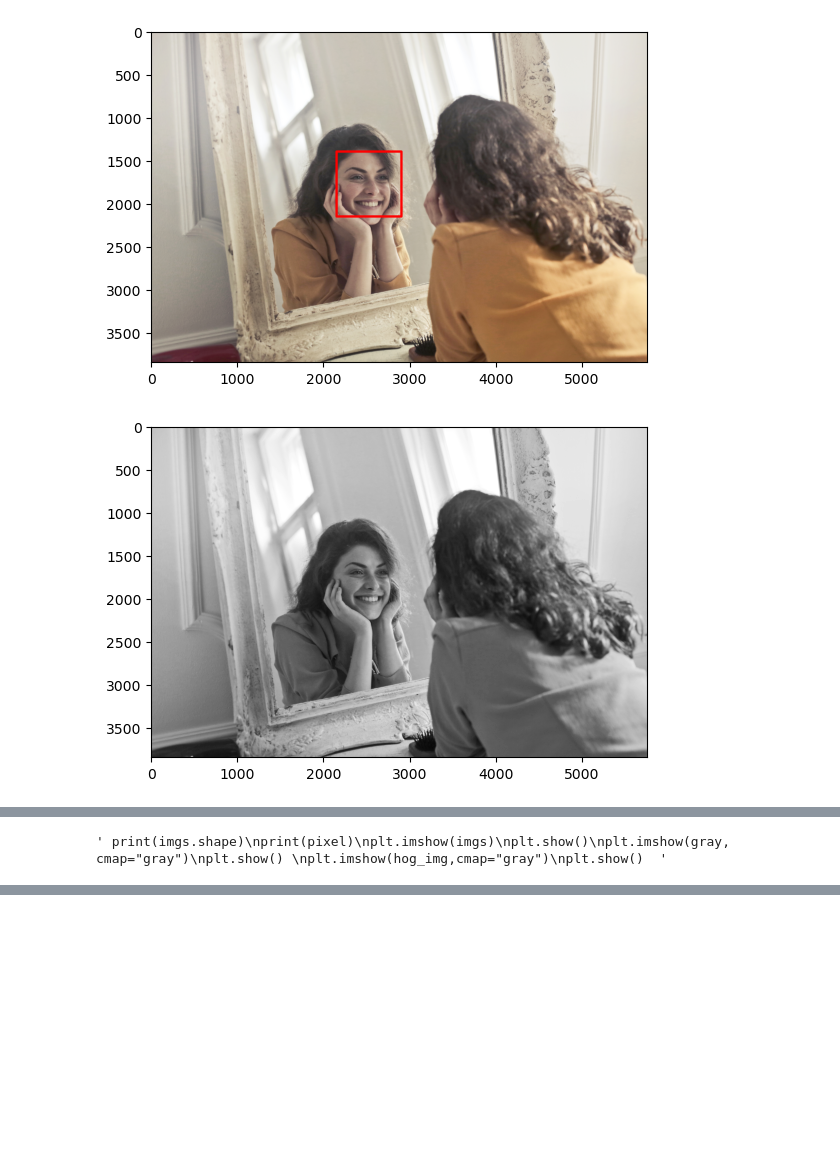
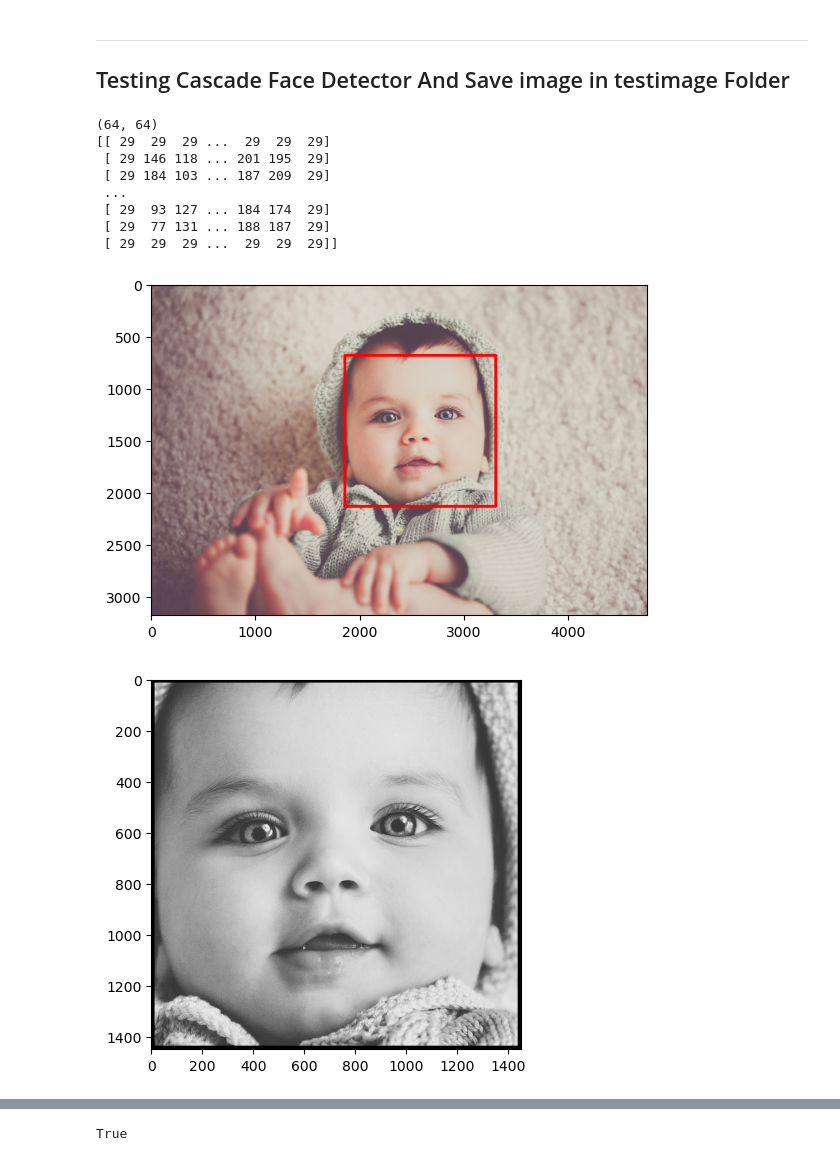
Before and after one commit to cheukhongip/Emotion-Detection-with-Machine-Learning, a Jupyter notebook: ImageTesting.ipynb, the cells around one changed output, grey strips where cells are left out. Saved outputs shown, nothing was run; the diff lists cells and outputs as text; code cells hidden in the pictures; blank space fills up the shorter version.

```diff
--- a/ImageTesting.ipynb
+++ b/ImageTesting.ipynb
@@ -12,40 +112,46 @@ from collections import defaultdict
+# %% [markdown]
+-----------
+## Testing Cascade Face Detector And Save image in testimage Folder
 # %%
 a=[]
 b=[]
 #266004
 #774866
-imgs = np.array(cv.imread('imgs/Test/happy/1happy774866.jpg'))
+#1happy2167673
+imgs = np.array(cv.imread('imgs/Test/happy/1happy266004.jpg'))
 # converting BGR to RGB
 img_rgb = cv.cvtColor(imgs, cv.COLOR_BGR2RGB)
-
 mountCascade = cv.CascadeClassifier('haarcascade_mcs_mouth.xml')
 faceCascade = cv.CascadeClassifier('haarcascade_frontalface_alt.xml')
 gray = cv.cvtColor(img_rgb, cv.COLOR_BGR2GRAY)
-faces = faceCascade.detectMultiScale(img_rgb,scaleFactor = 1.05, minNeighbors = 3, minSize = (100,100))
+faces = faceCascade.detectMultiScale(img_rgb,scaleFactor = 1.05, minNeighbors = 5, minSize = (50,50))
 for (x, y, w, h) in faces:
     cv.rectangle(img_rgb, (x, y), (x+w, y+h), (255, 0 , 0), 25)
     faces = img_rgb[y:y + h, x:x + w]
-
+faces_gray  = cv.cvtColor(faces, cv.COLOR_BGR2GRAY)
+resize_img = cv.resize(faces_gray,(64,64))
+pixel = resize_img.flatten()
+a.append(resize_img)
+print(resize_img.shape)
+print(a[0])
 plt.imshow(img_rgb)
 plt.show()
-plt.imshow(gray,cmap="gray")
+plt.imshow(faces_gray,cmap="gray")
 plt.show()
 plt.imshow(faces)
 plt.show()
+plt.imshow(resize_img,cmap="gray")
+plt.show()
 
-##feature , hog_img= hog(gray, pixels_per_cell=(8, 8),cells_per_block=(2, 2),visualize=True)
-#pixel = feature.flatten()
-#plt.imshow(imgs)
-#plt.imshow(gray, cmap="gray")
-
-""" print(imgs.shape)
-print(pixel)
-plt.imshow(imgs)
-plt.show()
-plt.imshow(gray, cmap="gray")
-plt.show()
-plt.imshow(hog_img,cmap="gray")
-plt.show()  """
+cv.imwrite('./testimage/' + 'baby.jpg',cv.cvtColor(faces, cv.COLOR_RGB2BGR))
 # %% [output]
+(64, 64)
+[[ 29  29  29 ...  29  29  29]
+ [ 29 146 118 ... 201 195  29]
+ [ 29 184 103 ... 187 209  29]
+ ...
+ [ 29  93 127 ... 184 174  29]
+ [ 29  77 131 ... 188 187  29]
+ [ 29  29  29 ...  29  29  29]]
-[figure, old version]
+[figure, new version]
-[figure, old version]
+[figure, new version]
@@ -53 +158,0 @@ plt.show()  """
-' print(imgs.shape)\nprint(pixel)\nplt.imshow(imgs)\nplt.show()\nplt.imshow(gray, cmap="gray")\nplt.show() \nplt.imshow(hog_img,cmap="gray")\nplt.show()  '
@@ -53,0 +160 @@ plt.show()  """
+True
```
Also changed, not shown: parts of 29 cells of this notebook, 2 other files.
